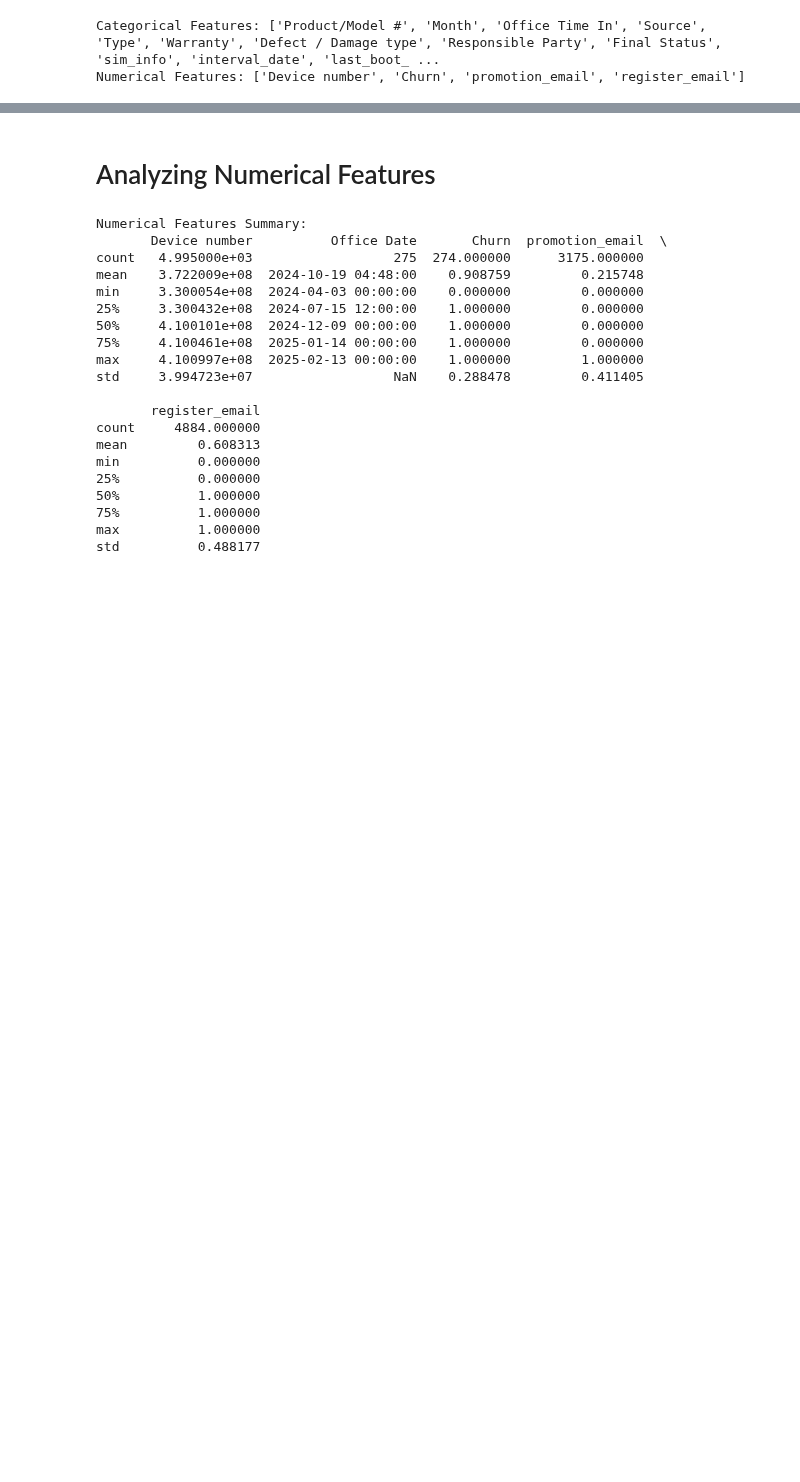
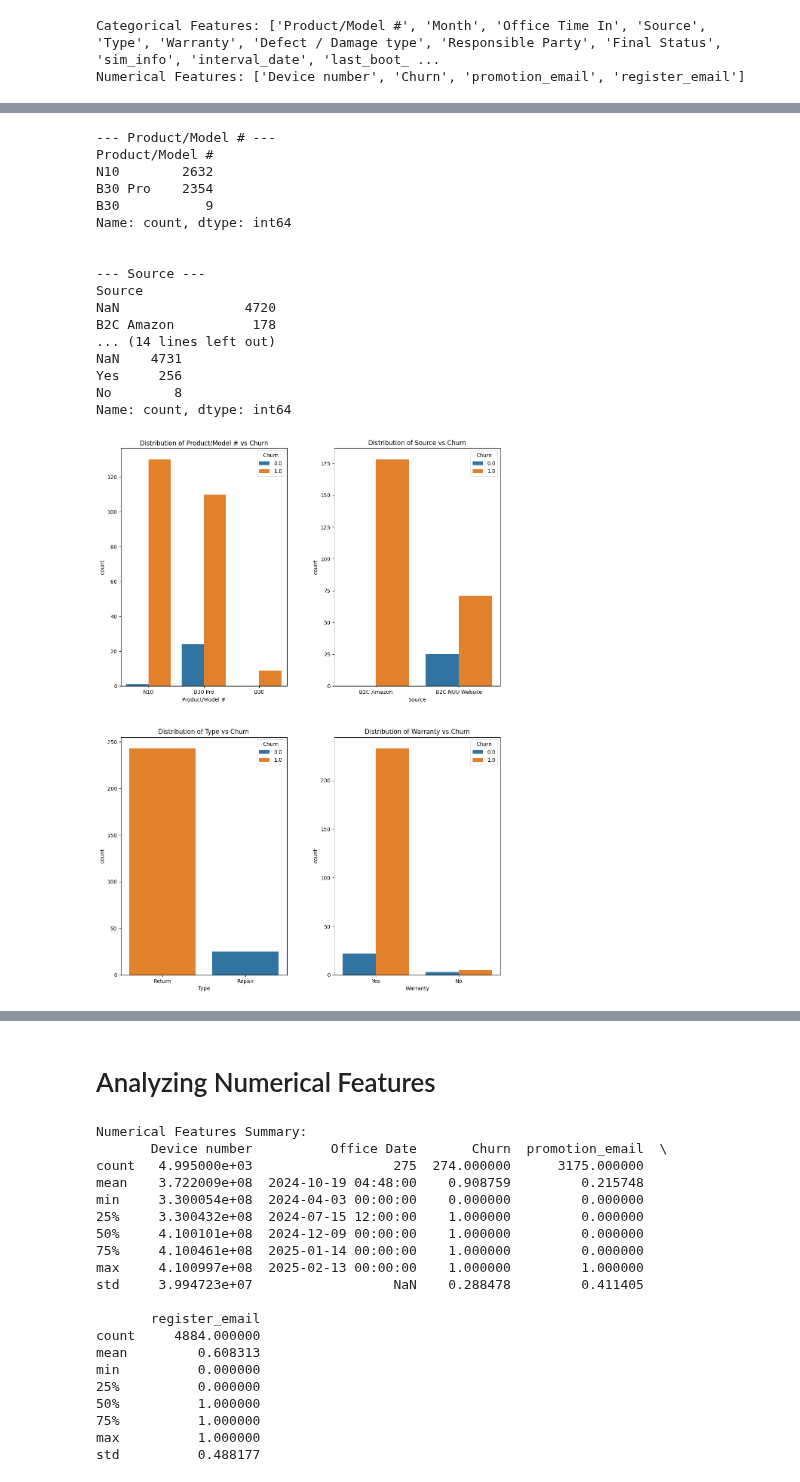
Before and after one commit to ACarrig/NUUMobile1, a Jupyter notebook: data_before_Feb13_analysis.ipynb, the cells around one changed output, grey strips where cells are left out. Cells and saved outputs as stored; diff of their text form; code cells hidden in the pictures; blank space fills up the shorter version.

```diff
--- a/data_before_Feb13_analysis.ipynb
+++ b/data_before_Feb13_analysis.ipynb
@@ -102,0 +116,6 @@ Numerical Features: ['Device number', 'Churn', 'promotion_email', 'register_emai
+# %%
+features = ['Defect / Damage type','Final Status']
+for col in features:
+    print(f"--- {col} ---")
+    print(data[col].value_counts(dropna=False))  # Includes NaN values in the count
+    print("\n")
@@ -102,0 +140,48 @@ Numerical Features: ['Device number', 'Churn', 'promotion_email', 'register_emai
+# %%
+# List of categorical features to visualize
+features = ['Product/Model #', 'Source', 'Type', 'Warranty']
+
+for col in features:
+    print(f"--- {col} ---")
+    print(data[col].value_counts(dropna=False))  # Includes NaN values in the count
+    print("\n")
+
+# Create a figure with subplots
+n_cols = 2  # Number of columns in the grid
+n_rows = (len(features) + 1) // n_cols  # Calculate number of rows needed
+fig, axes = plt.subplots(n_rows, n_cols, figsize=(12, 16))
+
+# Flatten the axes array for easy indexing
+axes = axes.flatten()
+
+# Loop through the features and plot each one
+for i, col in enumerate(features):
+    sns.countplot(data=data, x=col, hue='Churn', ax=axes[i])  # Plot on the i-th subplot
+    axes[i].set_title(f'Distribution of {col} vs Churn')
+
+# Remove empty subplots if any
+for j in range(i+1, len(axes)):
+    fig.delaxes(axes[j])
+
+# Adjust layout
+plt.tight_layout(pad=5)
+plt.show()
+# %% [output]
+--- Product/Model # ---
+Product/Model #
+N10        2632
+B30 Pro    2354
+B30           9
+Name: count, dtype: int64
+
+
+--- Source ---
+Source
+NaN                4720
+B2C Amazon          178
+... (14 lines left out)
+NaN    4731
+Yes     256
+No        8
+Name: count, dtype: int64
+[figure, added]
```
Also changed, not shown: parts of 13 cells of this notebook, 1 other file.
